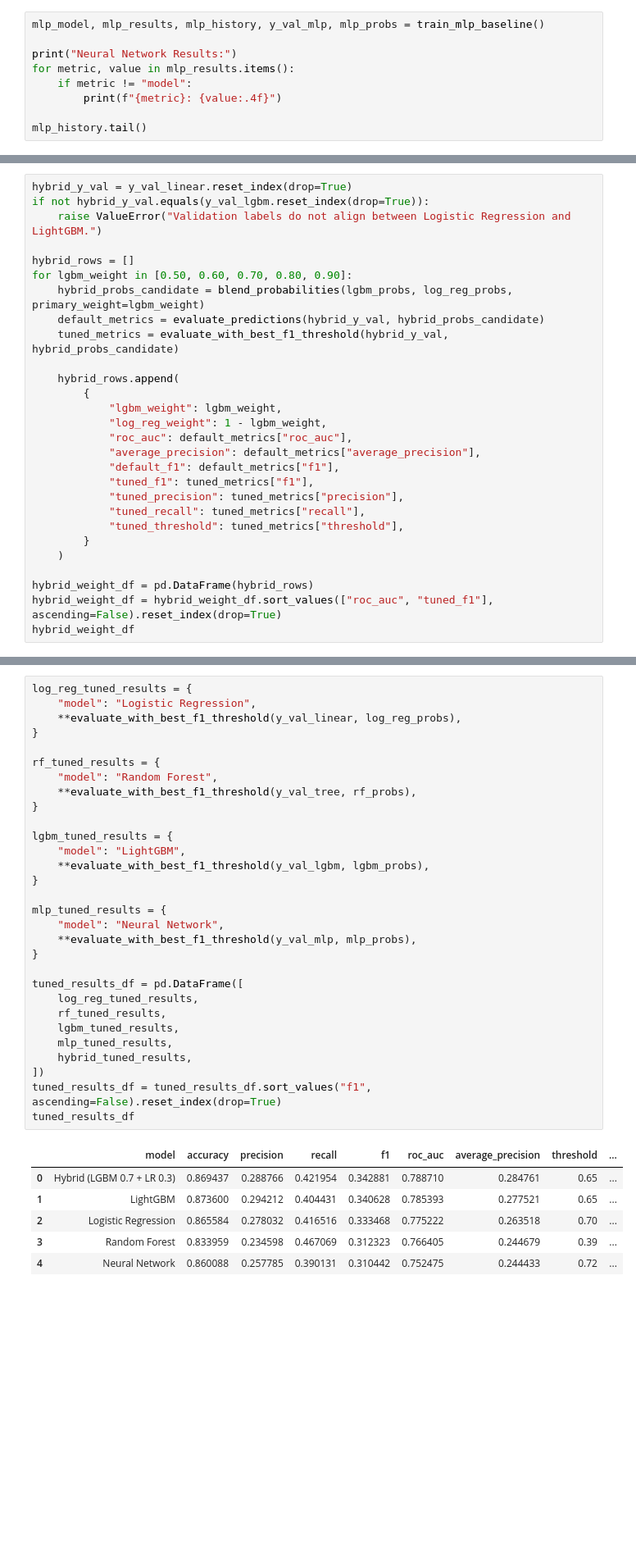
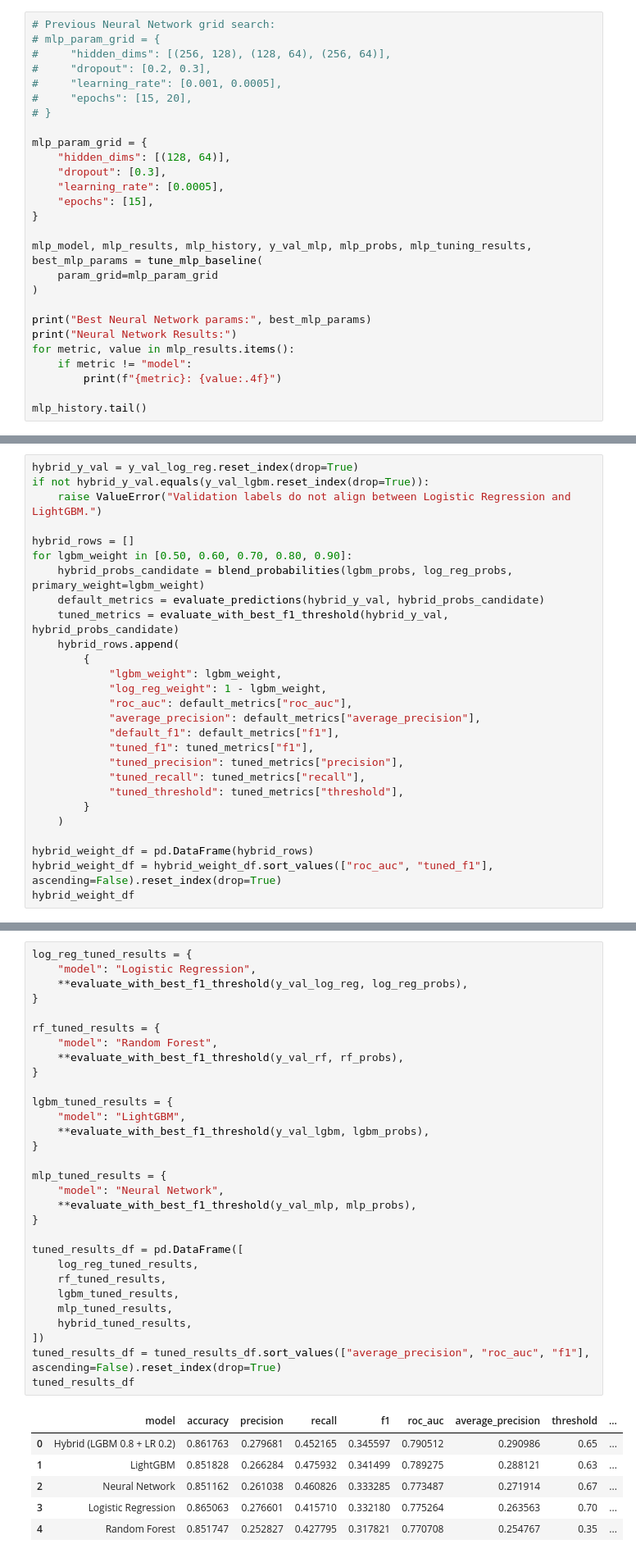
Before and after one commit to phisomni-edu/ds4400-credit-default, a Jupyter notebook: notebooks/04_model_training.ipynb, the cells around one changed output, grey strips where cells are left out. Shown at 82% size. Cells and saved outputs as stored; diff of their text form; blank space fills up the shorter version.

```diff
--- a/notebooks/04_model_training.ipynb
+++ b/notebooks/04_model_training.ipynb
@@ -142,6 +144,24 @@ average_precision: 0.2775
 # %%
-mlp_model, mlp_results, mlp_history, y_val_mlp, mlp_probs = train_mlp_baseline()
+# Previous Neural Network grid search:
+# mlp_param_grid = {
+#     "hidden_dims": [(256, 128), (128, 64), (256, 64)],
+#     "dropout": [0.2, 0.3],
+#     "learning_rate": [0.001, 0.0005],
+#     "epochs": [15, 20],
+# }
 
+mlp_param_grid = {
+    "hidden_dims": [(128, 64)],
+    "dropout": [0.3],
+    "learning_rate": [0.0005],
+    "epochs": [15],
+}
+
+mlp_model, mlp_results, mlp_history, y_val_mlp, mlp_probs, mlp_tuning_results, best_mlp_params = tune_mlp_baseline(
+    param_grid=mlp_param_grid
+)
+
+print("Best Neural Network params:", best_mlp_params)
 print("Neural Network Results:")
 for metric, value in mlp_results.items():
     if metric != "model":
@@ -169,5 +190,5 @@ The hybrid model is the project's novel contribution. It blends Logistic Regress
 # %%
-hybrid_y_val = y_val_linear.reset_index(drop=True)
+hybrid_y_val = y_val_log_reg.reset_index(drop=True)
 if not hybrid_y_val.equals(y_val_lgbm.reset_index(drop=True)):
     raise ValueError("Validation labels do not align between Logistic Regression and LightGBM.")
 
@@ -176,7 +197,6 @@ for lgbm_weight in [0.50, 0.60, 0.70, 0.80, 0.90]:
     hybrid_probs_candidate = blend_probabilities(lgbm_probs, log_reg_probs, primary_weight=lgbm_weight)
     default_metrics = evaluate_predictions(hybrid_y_val, hybrid_probs_candidate)
     tuned_metrics = evaluate_with_best_f1_threshold(hybrid_y_val, hybrid_probs_candidate)
-
     hybrid_rows.append(
         {
             "lgbm_weight": lgbm_weight,
@@ -233,39 +253,39 @@ dtype: object
 # %%
 log_reg_tuned_results = {
     "model": "Logistic Regression",
-    **evaluate_with_best_f1_threshold(y_val_linear, log_reg_probs),
+    **evaluate_with_best_f1_threshold(y_val_log_reg, log_reg_probs),
 }
 
 rf_tuned_results = {
     "model": "Random Forest",
-    **evaluate_with_best_f1_threshold(y_val_tree, rf_probs),
+    **evaluate_with_best_f1_threshold(y_val_rf, rf_probs),
 }
 
 lgbm_tuned_results = {
     "model": "LightGBM",
     **evaluate_with_best_f1_threshold(y_val_lgbm, lgbm_probs),
 }
 
 mlp_tuned_results = {
     "model": "Neural Network",
     **evaluate_with_best_f1_threshold(y_val_mlp, mlp_probs),
 }
 
 tuned_results_df = pd.DataFrame([
     log_reg_tuned_results,
     rf_tuned_results,
     lgbm_tuned_results,
     mlp_tuned_results,
     hybrid_tuned_results,
 ])
-tuned_results_df = tuned_results_df.sort_values("f1", ascending=False).reset_index(drop=True)
+tuned_results_df = tuned_results_df.sort_values(["average_precision", "roc_auc", "f1"], ascending=False).reset_index(drop=True)
 tuned_results_df
 # %% [output]
 |  | model | accuracy | precision | recall | f1 | roc_auc | average_precision | threshold | ... |
-| 0 | Hybrid (LGBM 0.7 + LR 0.3) | 0.869437 | 0.288766 | 0.421954 | 0.342881 | 0.788710 | 0.284761 | 0.65 | ... |
-| 1 | LightGBM | 0.873600 | 0.294212 | 0.404431 | 0.340628 | 0.785393 | 0.277521 | 0.65 | ... |
-| 2 | Logistic Regression | 0.865584 | 0.278032 | 0.416516 | 0.333468 | 0.775222 | 0.263518 | 0.70 | ... |
-| 3 | Random Forest | 0.833959 | 0.234598 | 0.467069 | 0.312323 | 0.766405 | 0.244679 | 0.39 | ... |
-| 4 | Neural Network | 0.860088 | 0.257785 | 0.390131 | 0.310442 | 0.752475 | 0.244433 | 0.72 | ... |
+| 0 | Hybrid (LGBM 0.8 + LR 0.2) | 0.861763 | 0.279681 | 0.452165 | 0.345597 | 0.790512 | 0.290986 | 0.65 | ... |
+| 1 | LightGBM | 0.851828 | 0.266284 | 0.475932 | 0.341499 | 0.789275 | 0.288121 | 0.63 | ... |
+| 2 | Neural Network | 0.851162 | 0.261038 | 0.460826 | 0.333285 | 0.773487 | 0.271914 | 0.67 | ... |
+| 3 | Logistic Regression | 0.865063 | 0.276601 | 0.415710 | 0.332180 | 0.775264 | 0.263563 | 0.70 | ... |
+| 4 | Random Forest | 0.851747 | 0.252827 | 0.427795 | 0.317821 | 0.770708 | 0.254767 | 0.35 | ... |
 # %%
 results_df = pd.DataFrame([
```
Also changed, not shown: parts of 18 cells of this notebook, 3 other files.
